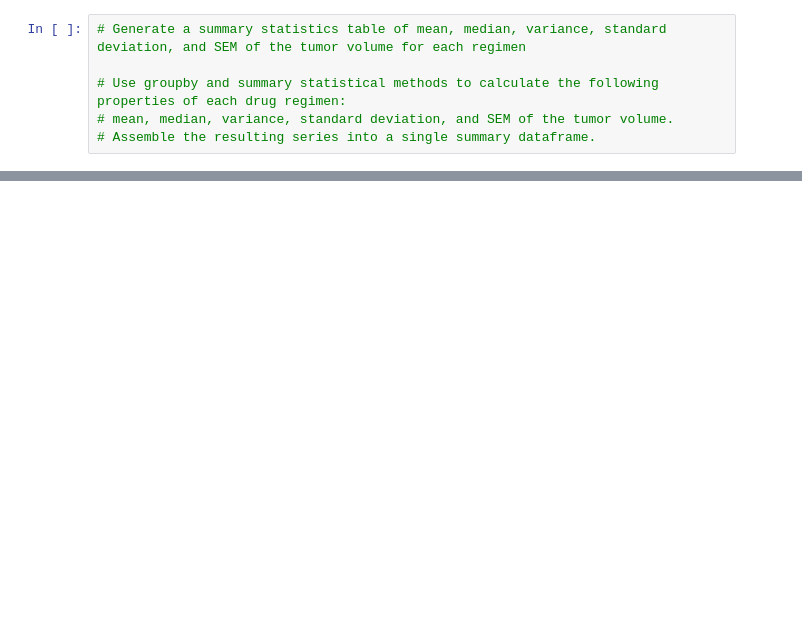
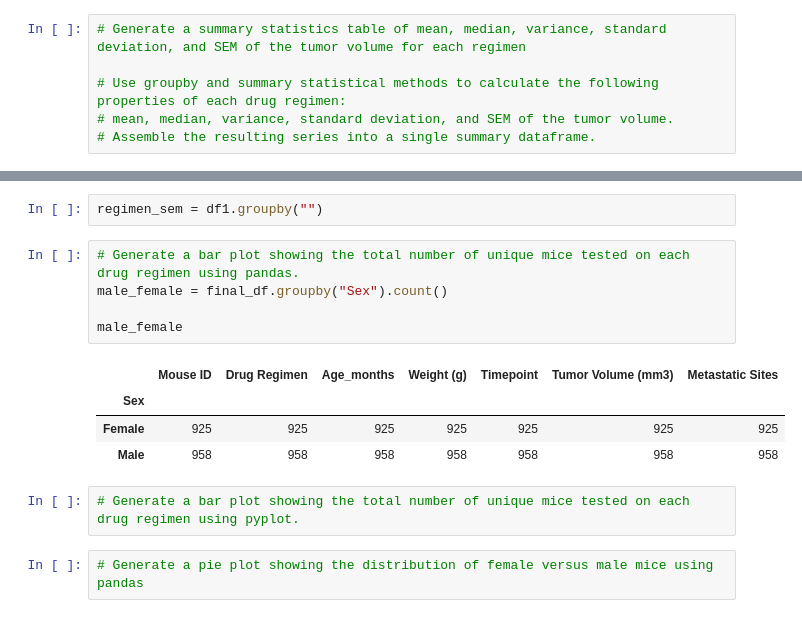
Before and after one commit to Farhana20/UCI_Homework_Farhana, a Jupyter notebook: Matplotlib_05/Pymaceuticals/MatplotlibHW.ipynb, the cells around one changed output, grey strips where cells are left out. Saved outputs shown, nothing was run; the diff lists cells and outputs as text; blank space fills up the shorter version.

```diff
--- a/Matplotlib_05/Pymaceuticals/MatplotlibHW.ipynb
+++ b/Matplotlib_05/Pymaceuticals/MatplotlibHW.ipynb
@@ -224,0 +292,16 @@ total_rows
+# %%
+regimen_sem = df1.groupby("")
+# %%
+# Generate a bar plot showing the total number of unique mice tested on each drug regimen using pandas.
+male_female = final_df.groupby("Sex").count()
+
+male_female
+# %% [output]
+|  | Mouse ID | Drug Regimen | Age_months | Weight (g) | Timepoint | Tumor Volume (mm3) | Metastatic Sites |
+| Sex |  |  |  |  |  |  |  |
+| Female | 925 | 925 | 925 | 925 | 925 | 925 | 925 |
+| Male | 958 | 958 | 958 | 958 | 958 | 958 | 958 |
+# %%
+# Generate a bar plot showing the total number of unique mice tested on each drug regimen using pyplot.
+# %%
+# Generate a pie plot showing the distribution of female versus male mice using pandas
```
Also changed, not shown: parts of 9 cells of this notebook.
